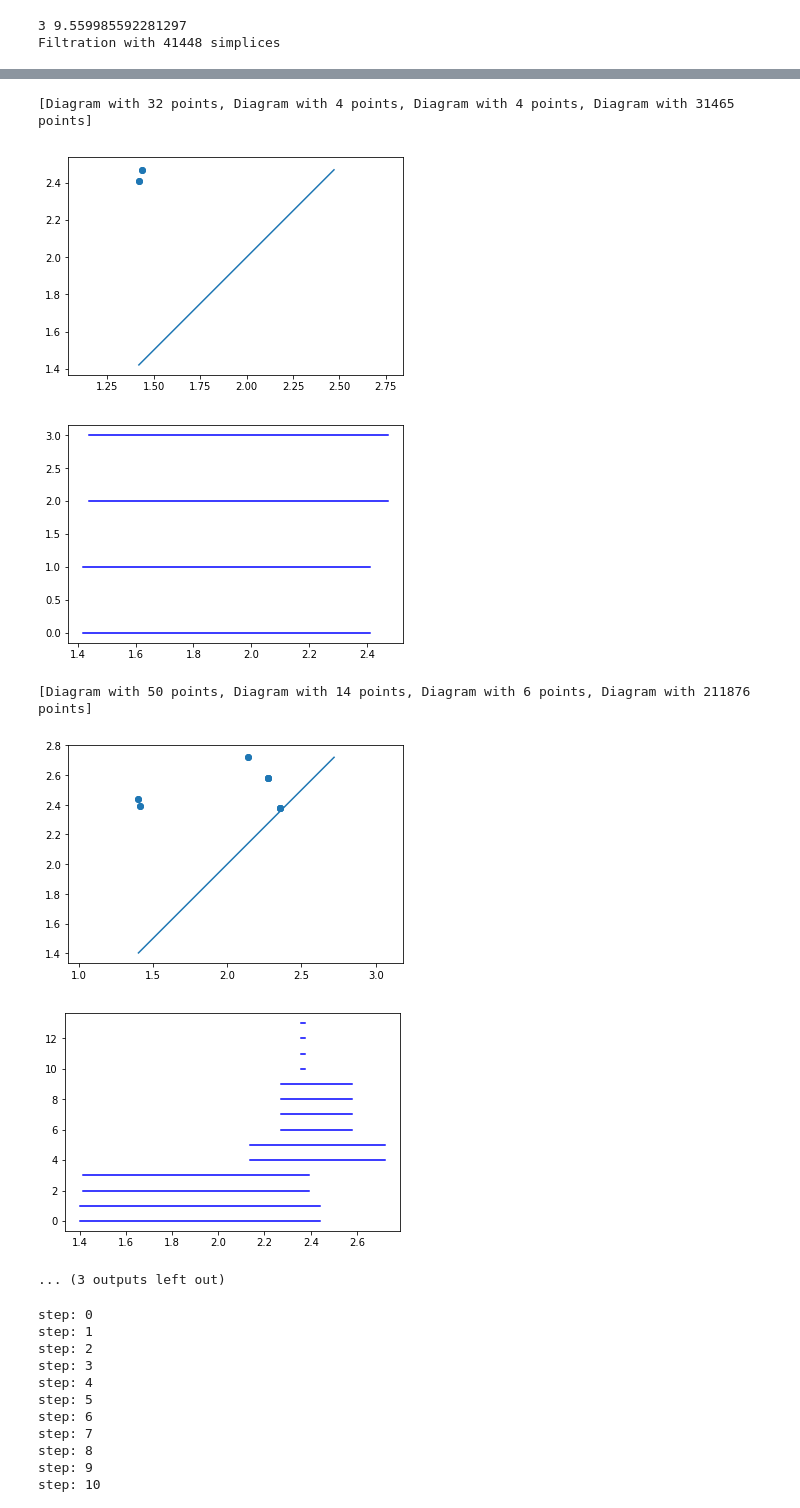
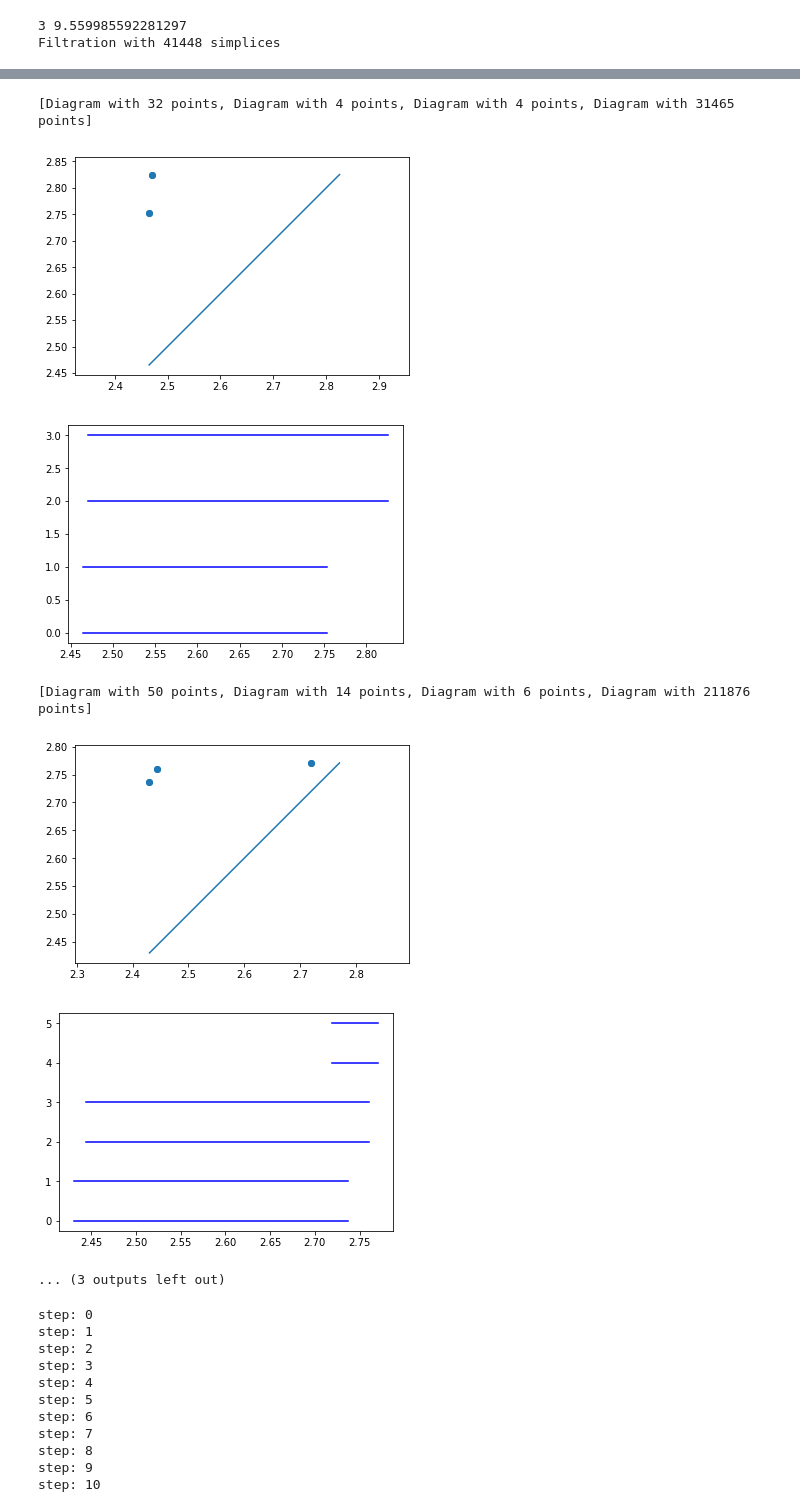
Before and after one commit to tgebhart/biomarker, a Jupyter notebook: notebooks/Shape_Analysis_EDA-2.ipynb, the cells around one changed output, grey strips where cells are left out. Drawn from its saved outputs; the diff is of its cells as text; code cells hidden in the pictures.

```diff
--- a/notebooks/Shape_Analysis_EDA-2.ipynb
+++ b/notebooks/Shape_Analysis_EDA-2.ipynb
@@ -107,7 +112,7 @@ for i in range(len(x1s)-5,len(x1s)):
     m = d.homology_persistence(f)
     dgms = d.init_diagrams(m, f)
     print(dgms)
-    d.plot.plot_diagram(dgms[1], show = True)
-    d.plot.plot_bars(dgms[1], show = True)
+    d.plot.plot_diagram(dgms[2], show = True)
+    d.plot.plot_bars(dgms[2], show = True)
 # %% [output]
 [Diagram with 44 points, Diagram with 7 points, Diagram with 2 points, Diagram with 123410 points]
@@ -119,9 +124,9 @@ for i in range(len(x1s)-5,len(x1s)):
 [Diagram with 32 points, Diagram with 4 points, Diagram with 4 points, Diagram with 31465 points]
-[figure, old version]
+[figure, new version]
-[figure, old version]
+[figure, new version]
 [Diagram with 50 points, Diagram with 14 points, Diagram with 6 points, Diagram with 211876 points]
-[figure, old version]
+[figure, new version]
-[figure, old version]
+[figure, new version]
 ... (3 outputs left out)
 # %%
 r = 6
```
Also changed, not shown: parts of 5 cells of this notebook, 7 other files.
